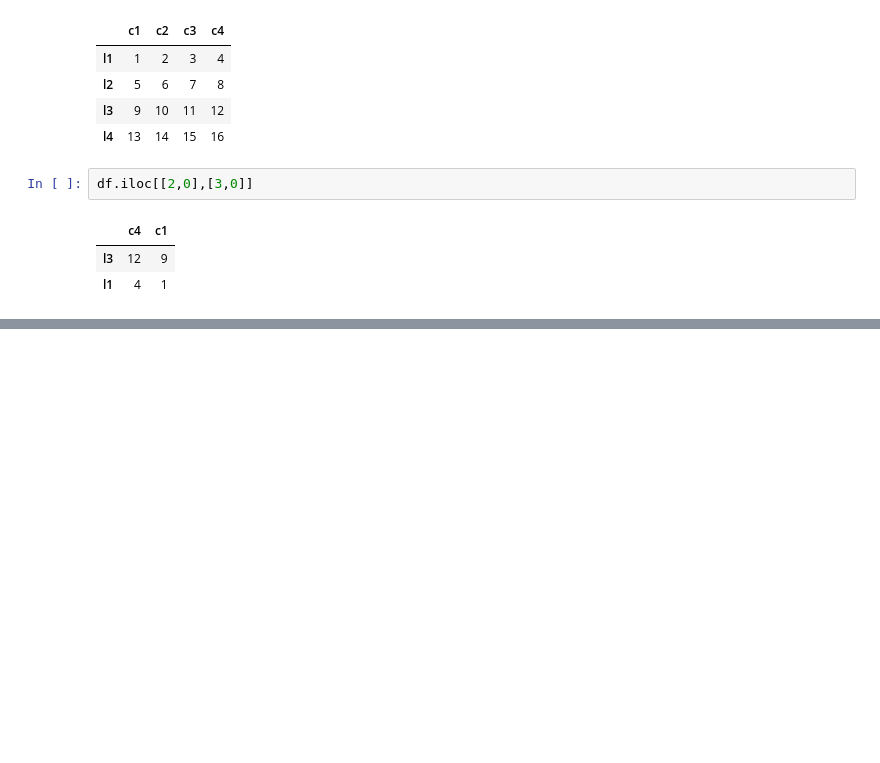
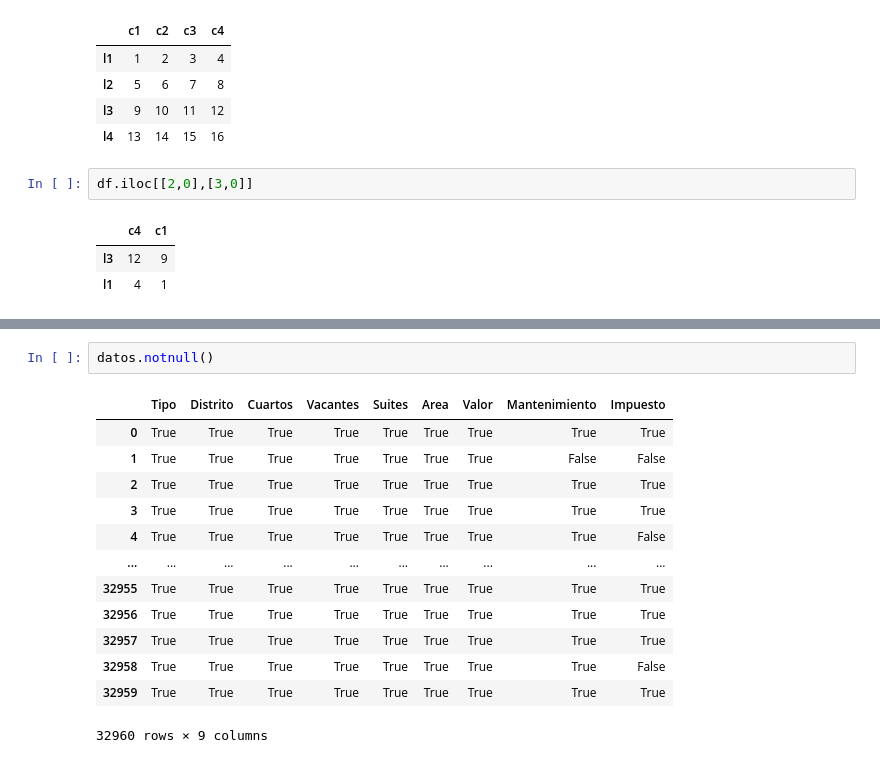
Before and after one commit to MatiasRuizSilva/Python-for-Data-Science, a Jupyter notebook: Selecciones_y_Frecuencias.ipynb, the cells around one changed output, grey strips where cells are left out. Drawn from its saved outputs; the diff is of its cells as text; blank space fills up the shorter version.

```diff
--- a/Selecciones_y_Frecuencias.ipynb
+++ b/Selecciones_y_Frecuencias.ipynb
@@ -202,0 +236,16 @@ df.iloc[[2,0],[3,0]]
+# %%
+datos.notnull()
+# %% [output]
+|  | Tipo | Distrito | Cuartos | Vacantes | Suites | Area | Valor | Mantenimiento | Impuesto |
+| 0 | True | True | True | True | True | True | True | True | True |
+| 1 | True | True | True | True | True | True | True | False | False |
+| 2 | True | True | True | True | True | True | True | True | True |
+| 3 | True | True | True | True | True | True | True | True | True |
+| 4 | True | True | True | True | True | True | True | True | False |
+| ... | ... | ... | ... | ... | ... | ... | ... | ... | ... |
+| 32955 | True | True | True | True | True | True | True | True | True |
+| 32956 | True | True | True | True | True | True | True | True | True |
+| 32957 | True | True | True | True | True | True | True | True | True |
+| 32958 | True | True | True | True | True | True | True | True | False |
+| 32959 | True | True | True | True | True | True | True | True | True |
+32960 rows × 9 columns
```
Also changed, not shown: parts of 19 cells of this notebook.
